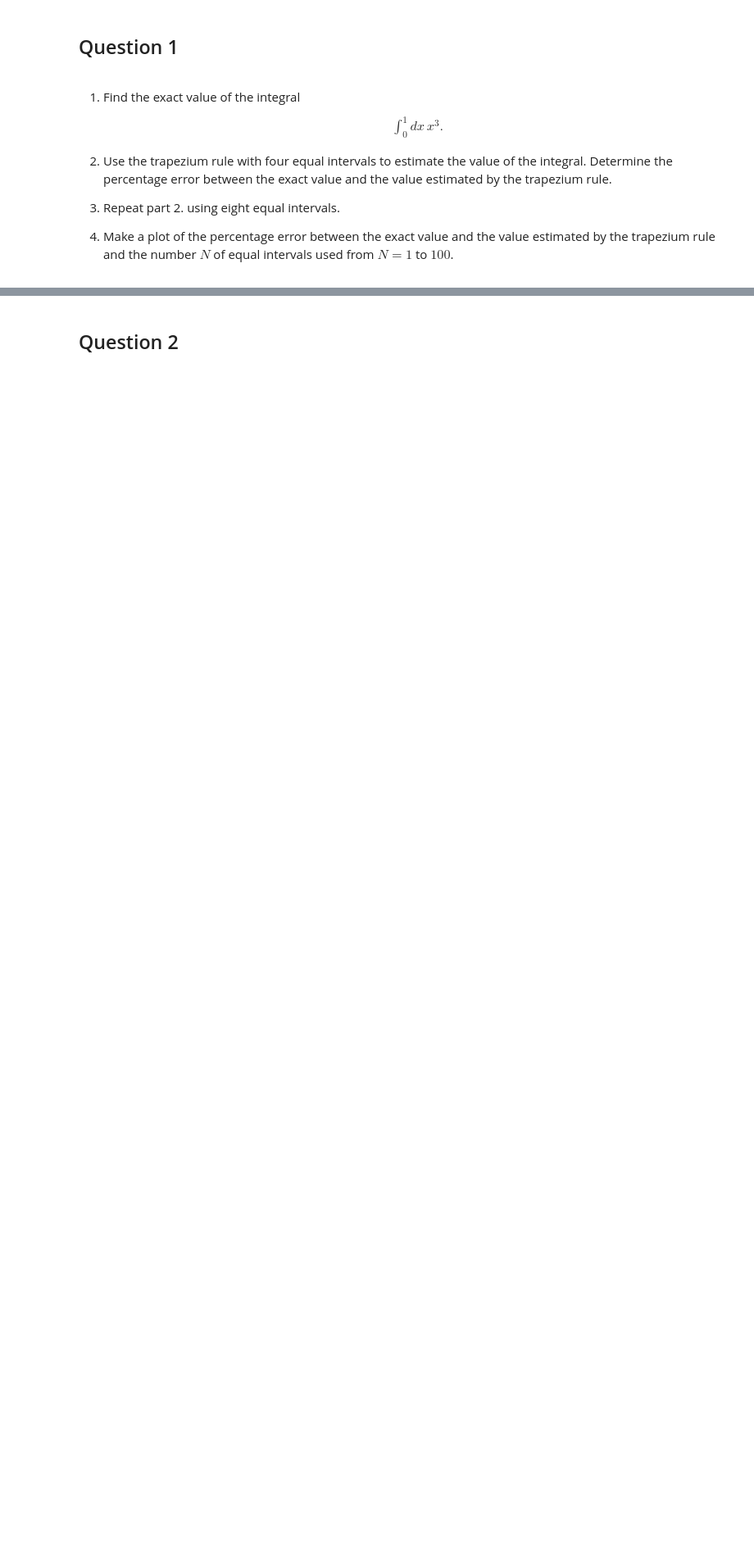
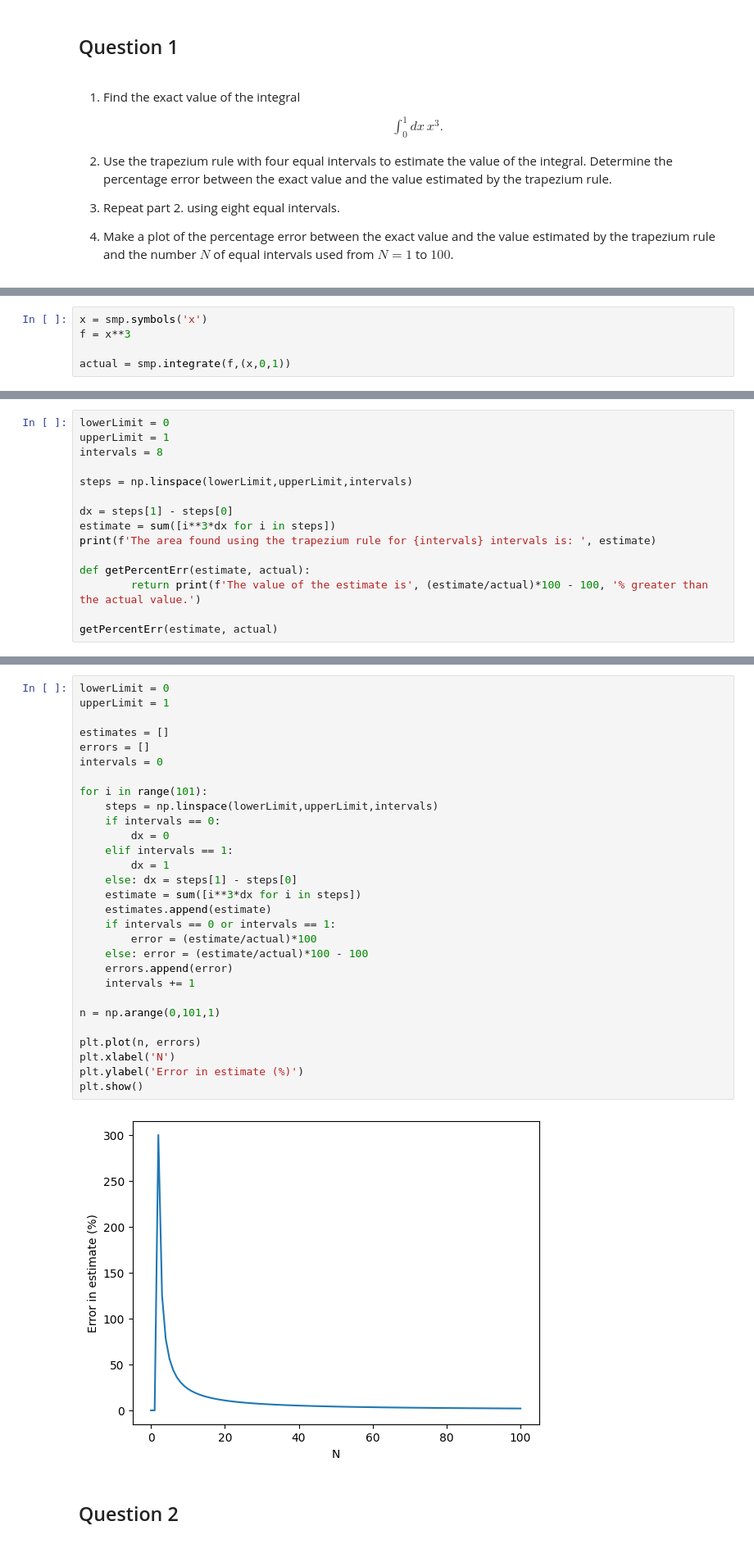
Before and after one commit to vint-j/Chemical-Engineering, a Jupyter notebook: Notebooks/CP213/Tutorial 1.ipynb, the cells around one changed output, grey strips where cells are left out. Shown: that part at 82% size. Drawn from its saved outputs; the diff is of its cells as text; blank space fills up the shorter version.

```diff
--- a/Notebooks/CP213/Tutorial 1.ipynb
+++ b/Notebooks/CP213/Tutorial 1.ipynb
@@ -19,0 +24,5 @@
+# %%
+x = smp.symbols('x')
+f = x**3
+
+actual = smp.integrate(f,(x,0,1))
@@ -19,0 +50,15 @@
+# %%
+lowerLimit = 0
+upperLimit = 1
+intervals = 8
+
+steps = np.linspace(lowerLimit,upperLimit,intervals)
+
+dx = steps[1] - steps[0]
+estimate = sum([i**3*dx for i in steps])
+print(f'The area found using the trapezium rule for {intervals} intervals is: ', estimate)
+
+def getPercentErr(estimate, actual):
+        return print(f'The value of the estimate is', (estimate/actual)*100 - 100, '% greater than the actual value.')
+
+getPercentErr(estimate, actual)
@@ -20,3 +68,34 @@
+# %%
+lowerLimit = 0
+upperLimit = 1
+
+estimates = []
+errors = []
+intervals = 0
+
+for i in range(101):
+    steps = np.linspace(lowerLimit,upperLimit,intervals)
+    if intervals == 0:
+        dx = 0
+    elif intervals == 1:
+        dx = 1
+    else: dx = steps[1] - steps[0]
+    estimate = sum([i**3*dx for i in steps])
+    estimates.append(estimate)
+    if intervals == 0 or intervals == 1:
+        error = (estimate/actual)*100
+    else: error = (estimate/actual)*100 - 100
+    errors.append(error)
+    intervals += 1
+
+n = np.arange(0,101,1)
+
+plt.plot(n, errors)
+plt.xlabel('N')
+plt.ylabel('Error in estimate (%)')
+plt.show()
+# %% [output]
+[figure, added]
 # %% [markdown]
 ## Question 2
 # %% [markdown]
```
Also changed, not shown: parts of 6 cells of this notebook.
